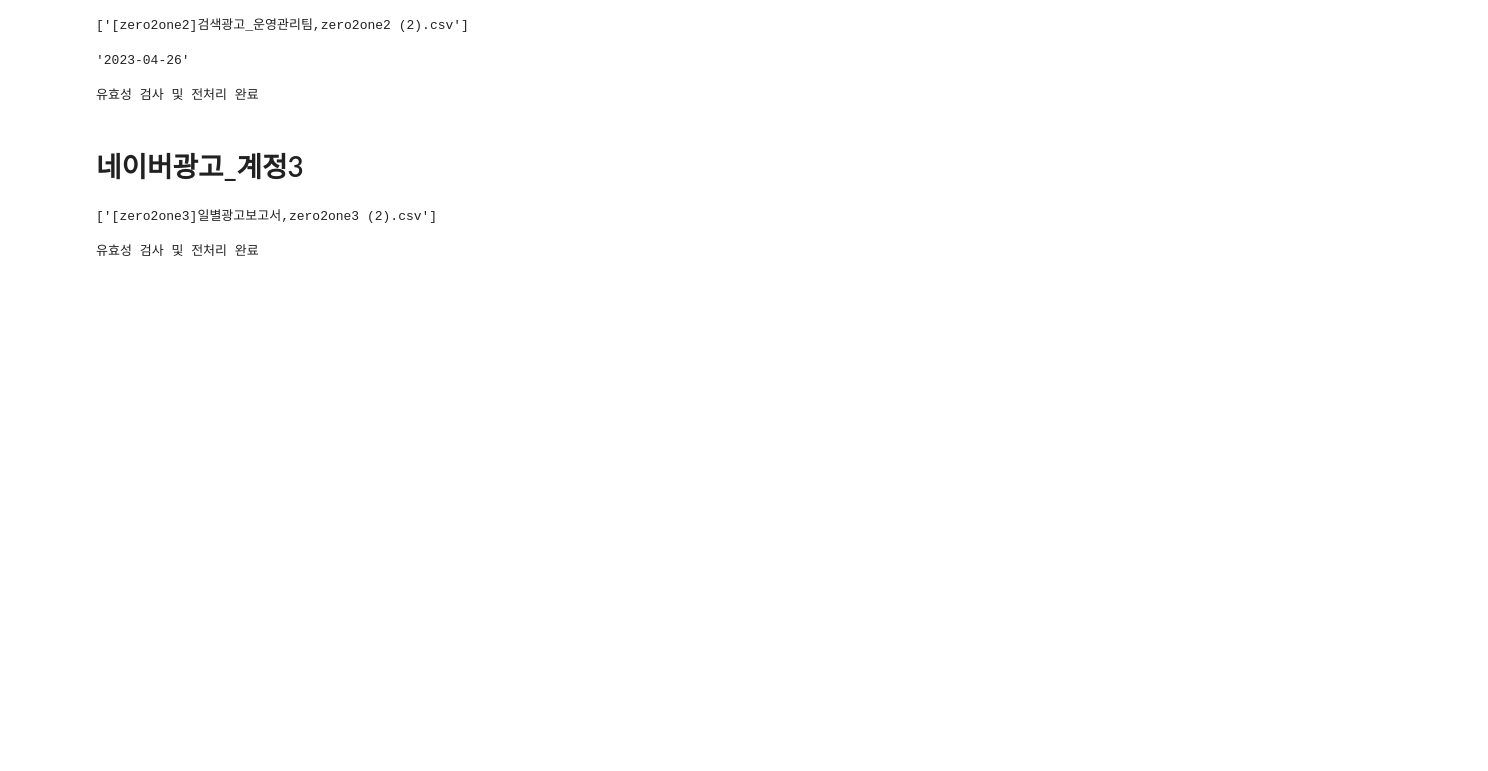
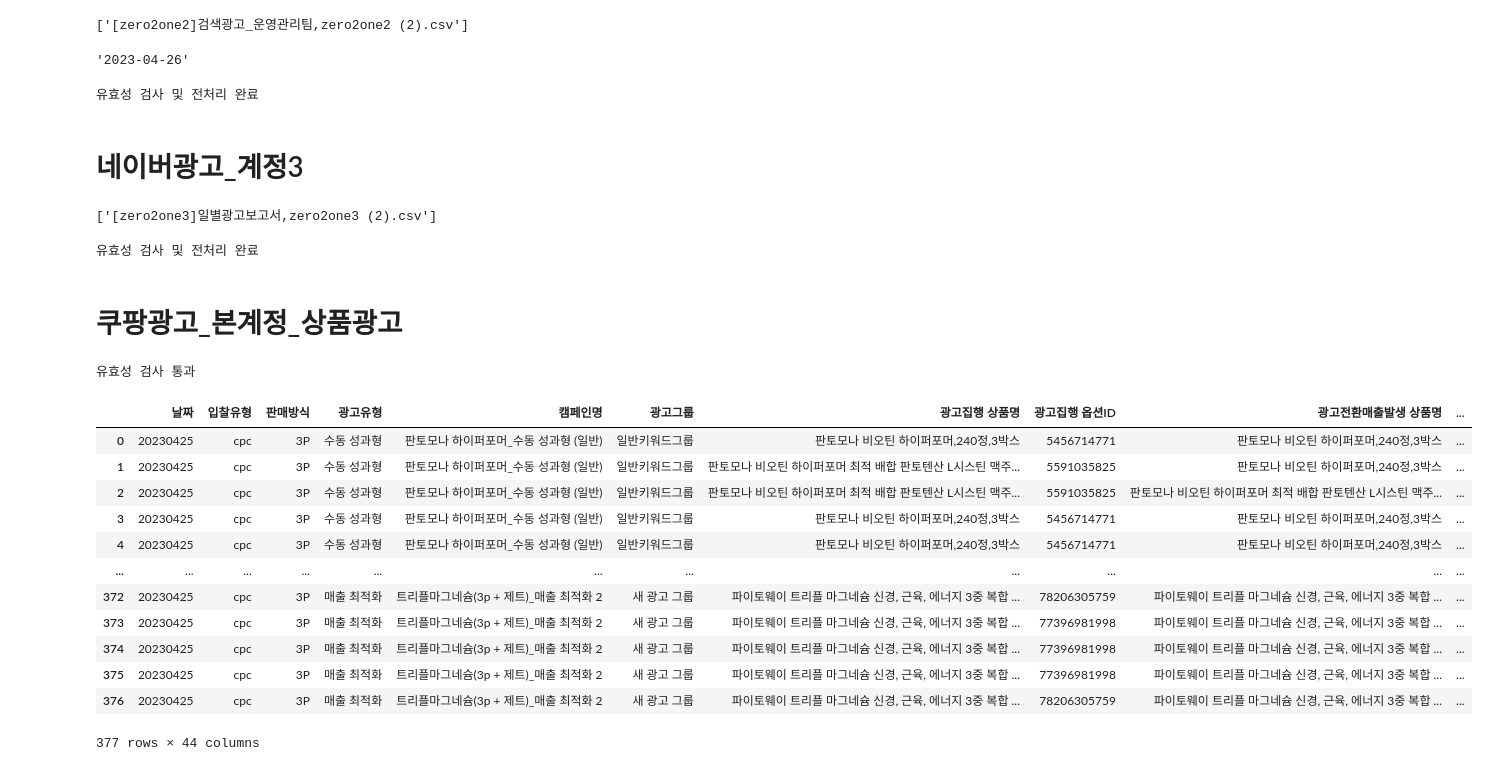
Before and after one commit to philip01phytoway/phytoway_2, a Jupyter notebook: 코드/python/dataHub.ipynb, the cells around one changed output. Saved outputs shown, nothing was run; the diff lists cells and outputs as text; code cells hidden in the pictures; blank space fills up the shorter version.

```diff
--- a/코드/python/dataHub.ipynb
+++ b/코드/python/dataHub.ipynb
@@ -317,3 +317,24 @@ else:
 
 conn.commit()
 conn.close()
+# %% [markdown]
+# 쿠팡광고_본계정_상품광고
+# %%
+# 1. 파일명에 'A00197911_pa_daily_keyword'이 들어간 파일을 읽는다.
+# 2. 유효성 검사를 한다.
+
+root_path = 'C:/dataHub'
+file_list = os.listdir(root_path)
+
+쿠팡광고_본계정_상품광고 = [file for file in file_list if 'A00197911_pa_daily_keyword' in file]
+
+check_date_list = ['2023-04-25']
+
+if (len(쿠팡광고_본계정_상품광고) == 1) and ('A00197911_pa_daily_keyword' + '_' + min(check_date_list).replace('-', '') + '_' + max(check_date_list).replace('-', '') in 쿠팡광고_본계정_상품광고[0]):
+    checked_file = 쿠팡광고_본계정_상품광고[0]
+    print('유효성 검사 통과')
+
+else:
+    print('오류 발생. 확인해보세요')
+# %% [output]
+유효성 검사 통과
@@ -319,0 +360,41 @@ conn.close()
+# %%
+# 4. db에 입력한다.
+
+conn = psycopg2.connect(host='115.68.228.168', user='postgres', password='cldngks', dbname='phytogether', port=5432)
+cursor = conn.cursor()
+
+
+preprocessed_file = os.listdir(root_path + '/dataSub/쿠팡광고_본계정_상품광고/')
+preprocessed_file.remove('DB입력완료')
+
+
+if len(preprocessed_file) == 1:
+    df = pd.read_csv(root_path + '/dataSub/쿠팡광고_본계정_상품광고/' + preprocessed_file[0], encoding='cp949', keep_default_na=False)
+    data = df.values.tolist()
+    for d in data:
+        cursor.execute('INSERT INTO "AD_Coupang" ("A", "B", "sales_type", "ad_type", "campaign", "ad_group", "product1", "product1_id", "product2", "product2_id", "adspace", "keyword", "impressions", "clicks", "adcost", "clickrate", "order_cnt", "R", "S", "out_qty", "U", "V", "gross", "X", "Y", "Z", "AA", "AB", "AC", "AD", "AE", "AF", "AG", "AH", "AI", "AJ", "AK", "AL", "AM", "AN", "AO", "AP", "reg_date", "account") VALUES (%s, %s, %s, %s, %s, %s, %s, %s, %s, %s, %s, %s, %s, %s, %s, %s, %s, %s, %s, %s, %s, %s, %s, %s, %s, %s, %s, %s, %s, %s, %s, %s, %s, %s, %s, %s, %s, %s, %s, %s, %s, %s, %s, %s)', d)
+
+
+    shutil.move(root_path + '/dataSub/쿠팡광고_본계정_상품광고/' + preprocessed_file[0], root_path + '/dataSub/쿠팡광고_본계정_상품광고/DB입력완료/' + preprocessed_file[0])
+
+else:
+    print('파일 : ' + str(preprocessed_file))
+
+conn.commit()
+conn.close()
+# %%
+df
+# %% [output]
+|  | 날짜 | 입찰유형 | 판매방식 | 광고유형 | 캠페인명 | 광고그룹 | 광고집행 상품명 | 광고집행 옵션ID | 광고전환매출발생 상품명 | ... |
+| 0 | 20230425 | cpc | 3P | 수동 성과형 | 판토모나 하이퍼포머_수동 성과형 (일반) | 일반키워드그룹 | 판토모나 비오틴 하이퍼포머,240정,3박스 | 5456714771 | 판토모나 비오틴 하이퍼포머,240정,3박스 | ... |
+| 1 | 20230425 | cpc | 3P | 수동 성과형 | 판토모나 하이퍼포머_수동 성과형 (일반) | 일반키워드그룹 | 판토모나 비오틴 하이퍼포머 최적 배합 판토텐산 L시스틴 맥주... | 5591035825 | 판토모나 비오틴 하이퍼포머,240정,3박스 | ... |
+| 2 | 20230425 | cpc | 3P | 수동 성과형 | 판토모나 하이퍼포머_수동 성과형 (일반) | 일반키워드그룹 | 판토모나 비오틴 하이퍼포머 최적 배합 판토텐산 L시스틴 맥주... | 5591035825 | 판토모나 비오틴 하이퍼포머 최적 배합 판토텐산 L시스틴 맥주... | ... |
+| 3 | 20230425 | cpc | 3P | 수동 성과형 | 판토모나 하이퍼포머_수동 성과형 (일반) | 일반키워드그룹 | 판토모나 비오틴 하이퍼포머,240정,3박스 | 5456714771 | 판토모나 비오틴 하이퍼포머,240정,3박스 | ... |
+| 4 | 20230425 | cpc | 3P | 수동 성과형 | 판토모나 하이퍼포머_수동 성과형 (일반) | 일반키워드그룹 | 판토모나 비오틴 하이퍼포머,240정,3박스 | 5456714771 | 판토모나 비오틴 하이퍼포머,240정,3박스 | ... |
+| ... | ... | ... | ... | ... | ... | ... | ... | ... | ... | ... |
+| 372 | 20230425 | cpc | 3P | 매출 최적화 | 트리플마그네슘(3p + 제트)_매출 최적화 2 | 새 광고 그룹 | 파이토웨이 트리플 마그네슘 신경, 근육, 에너지 3중 복합 ... | 78206305759 | 파이토웨이 트리플 마그네슘 신경, 근육, 에너지 3중 복합 ... | ... |
+| 373 | 20230425 | cpc | 3P | 매출 최적화 | 트리플마그네슘(3p + 제트)_매출 최적화 2 | 새 광고 그룹 | 파이토웨이 트리플 마그네슘 신경, 근육, 에너지 3중 복합 ... | 77396981998 | 파이토웨이 트리플 마그네슘 신경, 근육, 에너지 3중 복합 ... | ... |
+| 374 | 20230425 | cpc | 3P | 매출 최적화 | 트리플마그네슘(3p + 제트)_매출 최적화 2 | 새 광고 그룹 | 파이토웨이 트리플 마그네슘 신경, 근육, 에너지 3중 복합 ... | 77396981998 | 파이토웨이 트리플 마그네슘 신경, 근육, 에너지 3중 복합 ... | ... |
+| 375 | 20230425 | cpc | 3P | 매출 최적화 | 트리플마그네슘(3p + 제트)_매출 최적화 2 | 새 광고 그룹 | 파이토웨이 트리플 마그네슘 신경, 근육, 에너지 3중 복합 ... | 77396981998 | 파이토웨이 트리플 마그네슘 신경, 근육, 에너지 3중 복합 ... | ... |
+| 376 | 20230425 | cpc | 3P | 매출 최적화 | 트리플마그네슘(3p + 제트)_매출 최적화 2 | 새 광고 그룹 | 파이토웨이 트리플 마그네슘 신경, 근육, 에너지 3중 복합 ... | 78206305759 | 파이토웨이 트리플 마그네슘 신경, 근육, 에너지 3중 복합 ... | ... |
+377 rows × 44 columns
```
Also changed, not shown: parts of 1 cell of this notebook, 2 other files.
